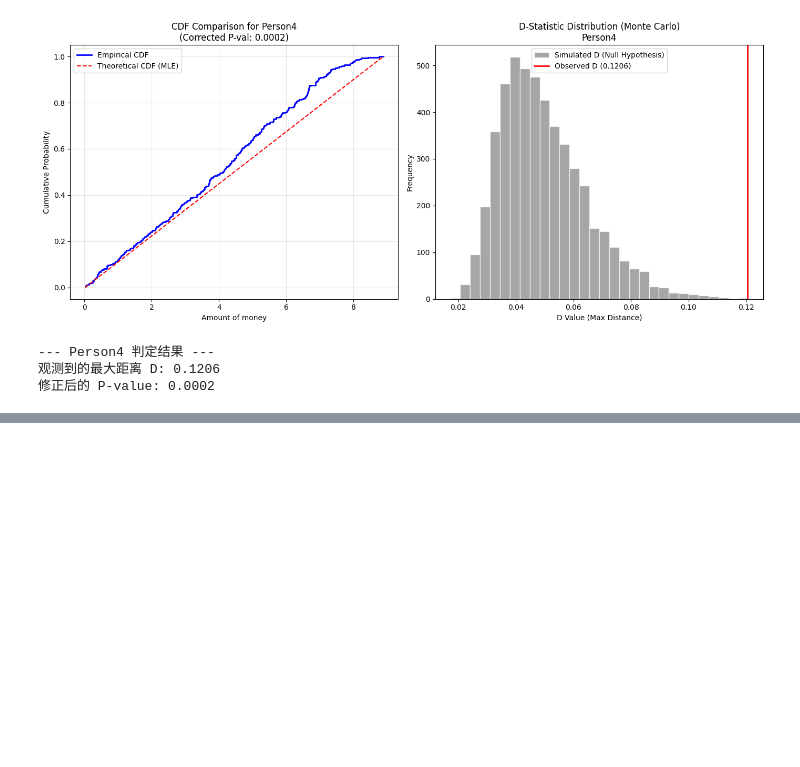
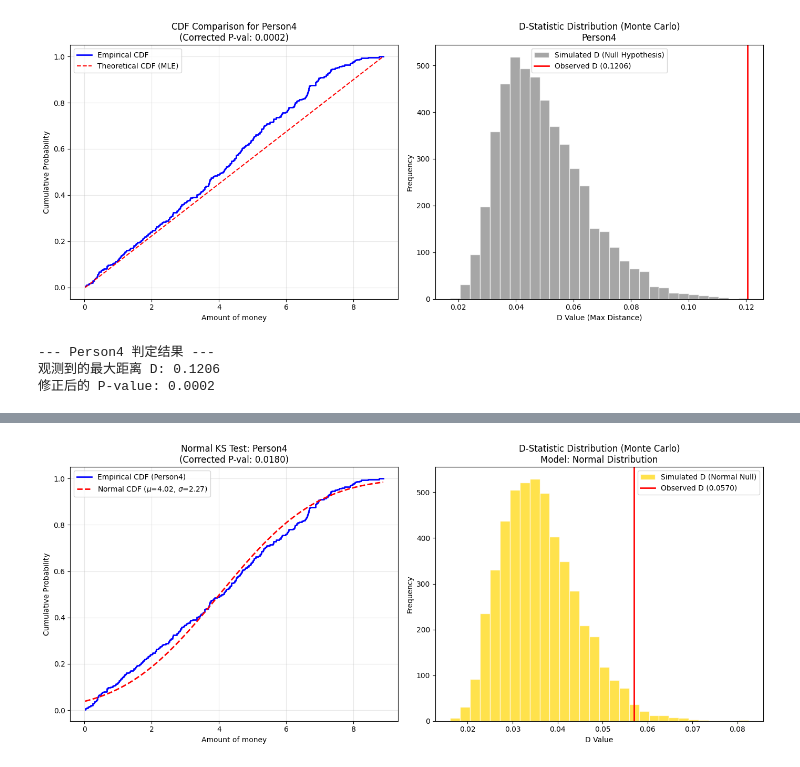
Before and after one commit to WjNaG2/SI140-RedEnvelope, a Jupyter notebook: 最大似然估计和KS检验/4.ipynb, the cells around one changed output, grey strips where cells are left out. Saved outputs shown, nothing was run; the diff lists cells and outputs as text; code cells hidden in the pictures; blank space fills up the shorter version.

```diff
--- a/最大似然估计和KS检验/4.ipynb
+++ b/最大似然估计和KS检验/4.ipynb
@@ -147,0 +204,80 @@ P = 0.2732，不拒绝零假设H_0。
+# %%
+import pandas as pd
+import matplotlib.pyplot as plt
+import numpy as np
+from scipy import stats
+
+# --- 1. 数据准备 (指向第 4 个人) ---
+path = "envelopes.csv"
+raw = pd.read_csv(path)
+data = raw.iloc[1:300].reset_index(drop=True)
+pos_cols = data.columns[1:15+1]
+
+target_col = pos_cols[3]  # 选择第 4 个人 (index=3)
+values = data[target_col].dropna().values
+n_samples = len(values)
+
+# --- 2. 针对正态分布的 MLE 估计与 D 计算函数 ---
+# 正态分布 MLE: mu = mean, sigma = std
+def get_ks_dist_norm(sample):
+    mu_hat = np.mean(sample)
+    sigma_hat = np.std(sample)
+    # 计算样本相对于其自身 MLE 正态分布的 D 值
+    d_stat, _ = stats.kstest(sample, 'norm', args=(mu_hat, sigma_hat))
+    return d_stat, mu_hat, sigma_hat
+
+# 计算观测到的 D 统计量
+d_obs, mu_mle, sigma_mle = get_ks_dist_norm(values)
+
+# --- 3. 蒙特卡洛模拟 (生成 5000 组正态分布样本) ---
+print(f"正在对 {target_col} 进行正态分布蒙特卡洛模拟修正...")
+n_simulations = 5000
+d_simulated = []
+
+for _ in range(n_simulations):
+    # A. 生成真正的正态分布随机数 (均值 0 标准差 1 即可，因为 D 统计量具有尺度不变性)
+    sim_data = np.random.normal(0, 1, n_samples)
+    # B. 对这组随机数进行 MLE 估计并计算 D
+    d_sim, _, _ = get_ks_dist_norm(sim_data)
+    d_simulated.append(d_sim)
+
+d_simulated = np.array(d_simulated)
+# 计算修正后的 P-value
+p_value_corrected = np.sum(d_simulated >= d_obs) / n_simulations
+
+# --- 4. 绘图：输出 CDF 对比图 与 D值统计分析图 ---
+plt.figure(figsize=(14, 6))
+
+# 左图：CDF 对比图 (ECDF vs 正态 CDF)
+plt.subplot(1, 2, 1)
+values_sorted = np.sort(values)
+ecdf = np.arange(1, n_samples + 1) / n_samples
+plt.step(values_sorted, ecdf, label=f'Empirical CDF ({target_col})', color='blue', lw=2)
+
+# 生成正态分布理论曲线
+x_line = np.linspace(values_sorted[0], values_sorted[-1], 100)
+plt.plot(x_line, stats.norm.cdf(x_line, mu_mle, sigma_mle),
+         'r--', label=f'Normal CDF ($\mu$={mu_mle:.2f}, $\sigma$={sigma_mle:.2f})', lw=2)
+
+plt.title(f"Normal KS Test: {target_col}\n(Corrected P-val: {p_value_corrected:.4f})")
+plt.xlabel("Amount of money")
+plt.ylabel("Cumulative Probability")
+plt.legend()
+plt.grid(True, alpha=0.3)
+
+# 右图：D值统计分析图 (正态分布背景下的 D 值分布)
+plt.subplot(1, 2, 2)
+plt.hist(d_simulated, bins=30, alpha=0.7, color='gold', edgecolor='white', label='Simulated D (Normal Null)')
+plt.axvline(d_obs, color='red', linestyle='-', lw=2, label=f'Observed D ({d_obs:.4f})')
+plt.title(f"D-Statistic Distribution (Monte Carlo)\nModel: Normal Distribution")
+plt.xlabel("D Value")
+plt.ylabel("Frequency")
+plt.legend()
+
+plt.tight_layout()
+plt.show()
+
+print(f"--- {target_col} 正态分布拟合判定 ---")
+print(f"MLE 参数: Mu = {mu_mle:.4f}, Sigma = {sigma_mle:.4f}")
+print(f"修正后的 P-value: {p_value_corrected:.4f}")
+# %% [output]
@@ -147,0 +285 @@ P = 0.2732，不拒绝零假设H_0。
+[figure, added]
```
Also changed, not shown: parts of 5 cells of this notebook, 2 other files.
